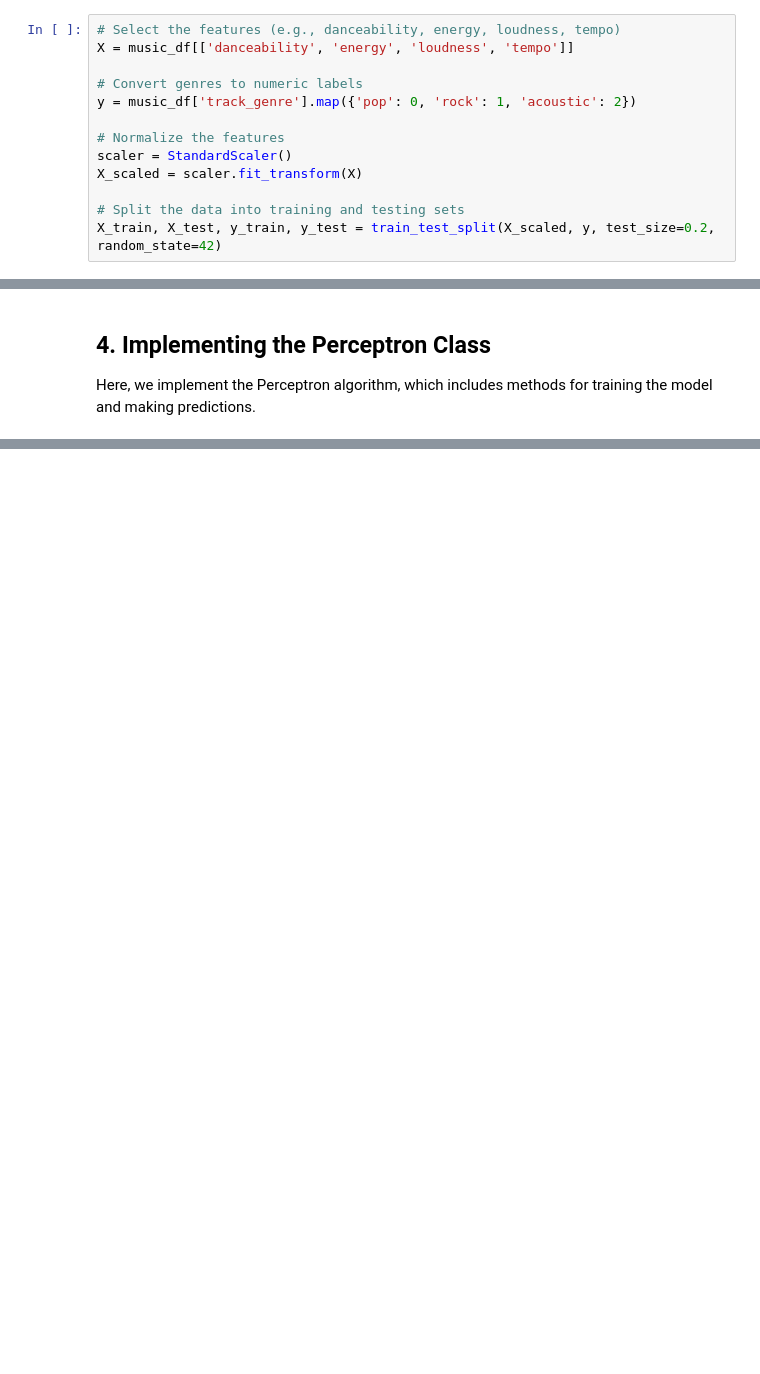
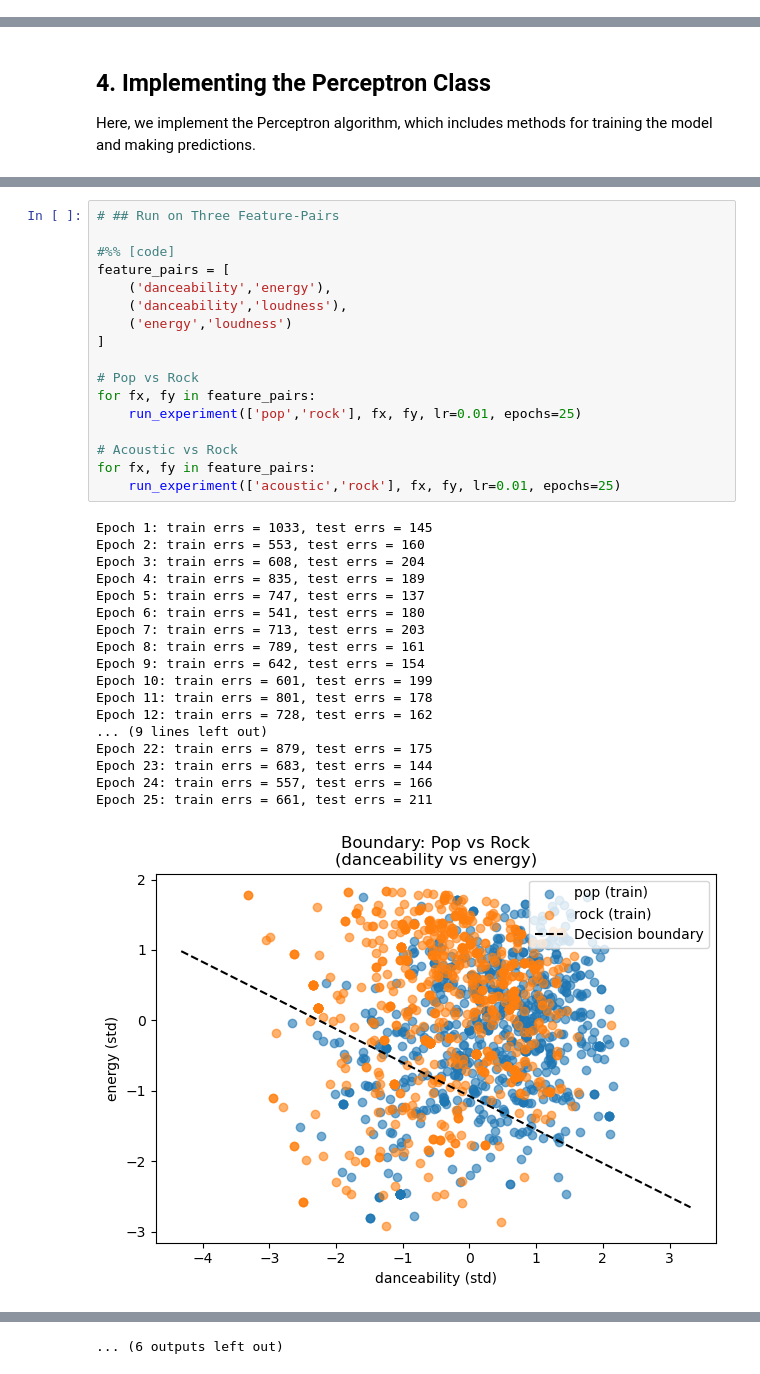
Before and after one commit to radhanikapoor/CMOR-438-S25, a Jupyter notebook: Supervised_Learning_Algorithms/perceptron.ipynb, the cells around one changed output, grey strips where cells are left out. Drawn from its saved outputs; the diff is of its cells as text; blank space fills up the shorter version.

```diff
--- a/Supervised_Learning_Algorithms/perceptron.ipynb
+++ b/Supervised_Learning_Algorithms/perceptron.ipynb
@@ -45,15 +69,2 @@ We will now:
 - Convert the genre labels (`pop`, `rock`, `acoustic`) into numeric values.
 - Normalize the feature values for better performance of the Perceptron model.
-# %%
-# Select the features (e.g., danceability, energy, loudness, tempo)
-X = music_df[['danceability', 'energy', 'loudness', 'tempo']]
-
-# Convert genres to numeric labels
-y = music_df['track_genre'].map({'pop': 0, 'rock': 1, 'acoustic': 2})
-
-# Normalize the features
-scaler = StandardScaler()
-X_scaled = scaler.fit_transform(X)
-
-# Split the data into training and testing sets
-X_train, X_test, y_train, y_test = train_test_split(X_scaled, y, test_size=0.2, random_state=42)
@@ -152,0 +178,36 @@ for pair in feature_pairs:
+# %%
+# ## Run on Three Feature-Pairs
+
+#%% [code]
+feature_pairs = [
+    ('danceability','energy'),
+    ('danceability','loudness'),
+    ('energy','loudness')
+]
+
+# Pop vs Rock
+for fx, fy in feature_pairs:
+    run_experiment(['pop','rock'], fx, fy, lr=0.01, epochs=25)
+
+# Acoustic vs Rock
+for fx, fy in feature_pairs:
+    run_experiment(['acoustic','rock'], fx, fy, lr=0.01, epochs=25)
+# %% [output]
+Epoch 1: train errs = 1033, test errs = 145
+Epoch 2: train errs = 553, test errs = 160
+Epoch 3: train errs = 608, test errs = 204
+Epoch 4: train errs = 835, test errs = 189
+Epoch 5: train errs = 747, test errs = 137
+Epoch 6: train errs = 541, test errs = 180
+Epoch 7: train errs = 713, test errs = 203
+Epoch 8: train errs = 789, test errs = 161
+Epoch 9: train errs = 642, test errs = 154
+Epoch 10: train errs = 601, test errs = 199
+Epoch 11: train errs = 801, test errs = 178
+Epoch 12: train errs = 728, test errs = 162
+... (9 lines left out)
+Epoch 22: train errs = 879, test errs = 175
+Epoch 23: train errs = 683, test errs = 144
+Epoch 24: train errs = 557, test errs = 166
+Epoch 25: train errs = 661, test errs = 211
+[figure, added]
@@ -152,0 +272 @@ for pair in feature_pairs:
+... (6 outputs left out)
```
Also changed, not shown: parts of 14 cells of this notebook.
